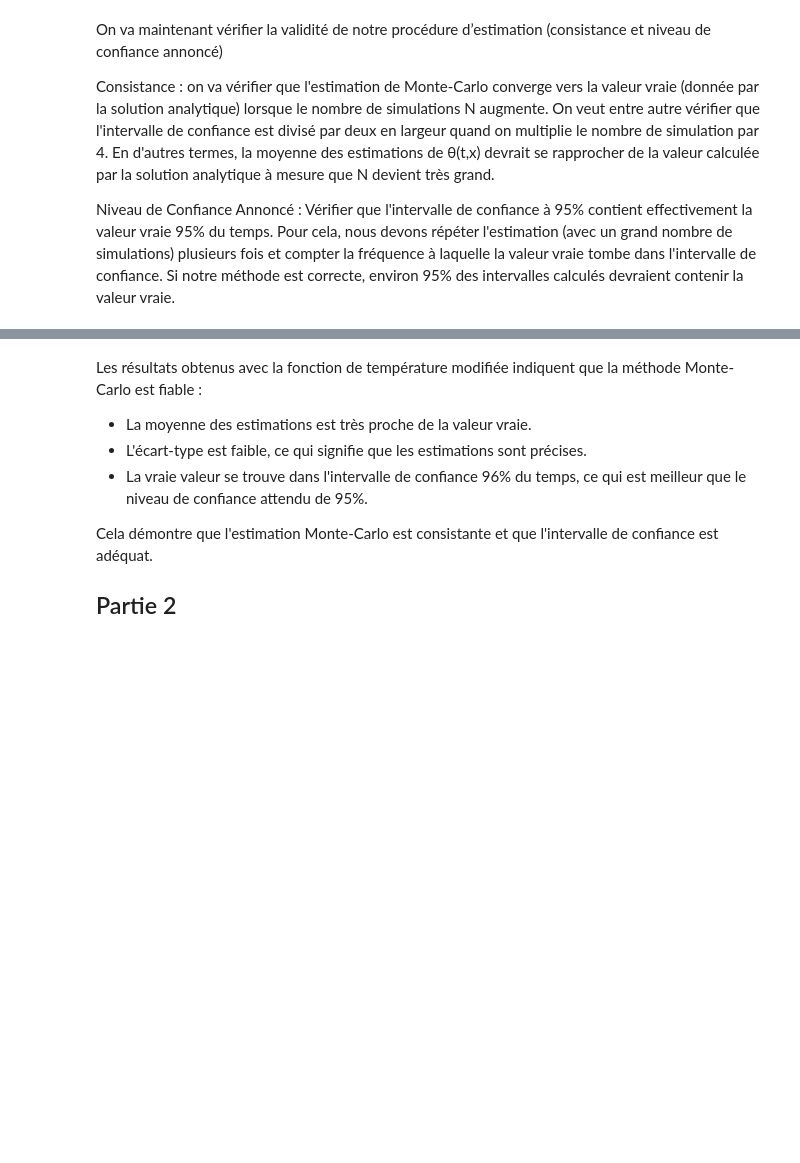
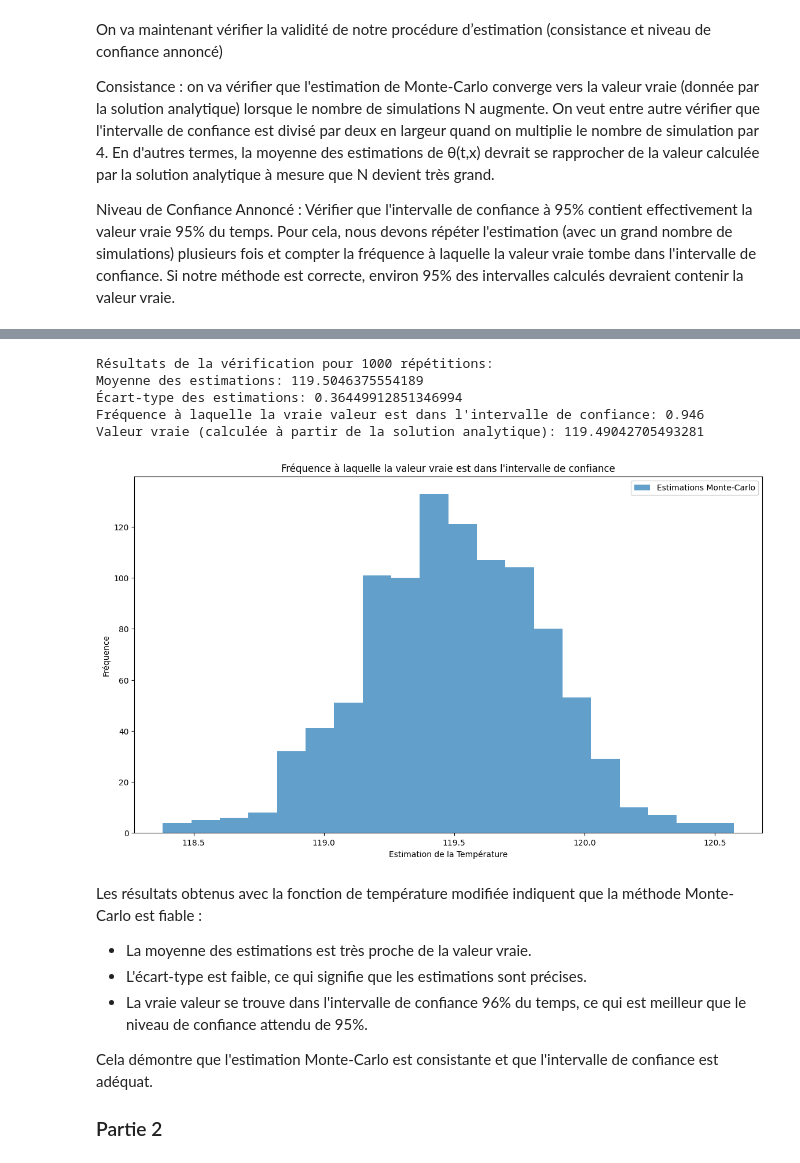
Before and after one commit to malayaan/calcul_sto, a Jupyter notebook: td1/tp_paul.Ipynb, the cells around one changed output, grey strips where cells are left out. Saved outputs shown, nothing was run; the diff lists cells and outputs as text; code cells hidden in the pictures; blank space fills up the shorter version.

```diff
--- a/td1/tp_paul.Ipynb
+++ b/td1/tp_paul.Ipynb
@@ -113,7 +113,7 @@ def monte_carlo(t, x, N, theta1, theta2, mu1, mu2, sigma1, sigma2, sigma):
 
 # Test de la fonction d'estimation Monte-Carlo
 N = 1000  # Nombre de simulations pour l'estimation
-t = 5  # Temps où estimer la température
+t = 10  # Temps où estimer la température
 x = 0  # Position où estimer la température
 
 
@@ -283,3 +234,51 @@ resultats_verification
+# %%
+repetitions = 1000
+
+# Fonction pour effectuer plusieurs estimations Monte-Carlo
+def verifier_procedure_estimation(N_simulations, repetitions, t, x, theta1, theta2, mu1, mu2, sigma1, sigma2, sigma):
+    estimations = []
+    intervalle_contient_vraie_valeur = 0
+    vraie_valeur = temperature(t, x, theta1, theta2, mu1, mu2, sigma1, sigma2, sigma)
+
+    for _ in range(repetitions):
+        estimation, conf_int = monte_carlo(t, x, N_simulations, theta1, theta2, mu1, mu2, sigma1, sigma2, sigma)
+        estimations.append(estimation)
+        if conf_int[0] <= vraie_valeur <= conf_int[1]:
+            intervalle_contient_vraie_valeur += 1
+
+    moyenne_estimations = np.mean(estimations)
+    ecart_type_estimations = np.std(estimations, ddof=1)
+    frequence_vraie_valeur = intervalle_contient_vraie_valeur / repetitions
+
+    return moyenne_estimations, ecart_type_estimations, frequence_vraie_valeur, vraie_valeur
+
+# Effectuer la vérification
+moyenne_estimations, ecart_type_estimations, frequence_vraie_valeur, vraie_valeur = verifier_procedure_estimation(
+    N, repetitions, t, x, theta1, theta2, mu1, mu2, sigma1, sigma2, sigma)
+
+# Afficher les résultats
+print(f"Résultats de la vérification pour {repetitions} répétitions:")
+print(f"Moyenne des estimations: {moyenne_estimations}")
+print(f"Écart-type des estimations: {ecart_type_estimations}")
+print(f"Fréquence à laquelle la vraie valeur est dans l'intervalle de confiance: {frequence_vraie_valeur}")
+print(f"Valeur vraie (calculée à partir de la solution analytique): {vraie_valeur}")
+
+# Visualisation des estimations Monte-Carlo
+plt.figure(figsize=(14, 8))
+estimations = [monte_carlo(t, x, N, theta1, theta2, mu1, mu2, sigma1, sigma2, sigma)[0] for _ in range(repetitions)]
+plt.hist(estimations, bins=20, alpha=0.7, label='Estimations Monte-Carlo')
+plt.xlabel('Estimation de la Température')
+plt.ylabel('Fréquence')
+plt.title('Fréquence à laquelle la valeur vraie est dans l\'intervalle de confiance')
+plt.legend()
+plt.show()
+# %% [output]
+Résultats de la vérification pour 1000 répétitions:
+Moyenne des estimations: 119.5046375554189
+Écart-type des estimations: 0.36449912851346994
+Fréquence à laquelle la vraie valeur est dans l'intervalle de confiance: 0.946
+Valeur vraie (calculée à partir de la solution analytique): 119.49042705493281
+[figure, added]
 # %% [markdown]
 Les résultats obtenus avec la fonction de température modifiée indiquent que la méthode Monte-Carlo est fiable :
 
@@ -289,4 +288,4 @@ Les résultats obtenus avec la fonction de température modifiée indiquent que
 
 Cela démontre que l'estimation Monte-Carlo est consistante et que l'intervalle de confiance est adéquat.
 
-## Partie 2
+### Partie 2
```
Also changed, not shown: parts of 11 cells of this notebook.
